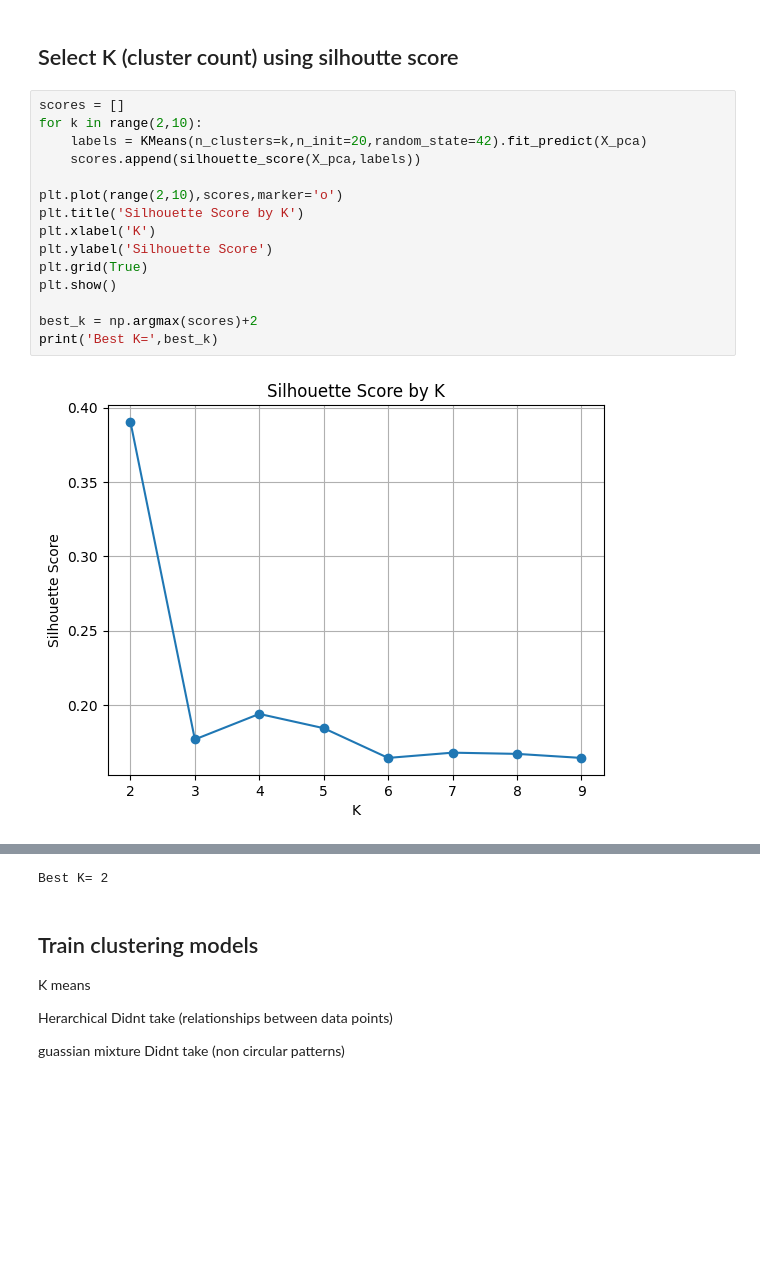
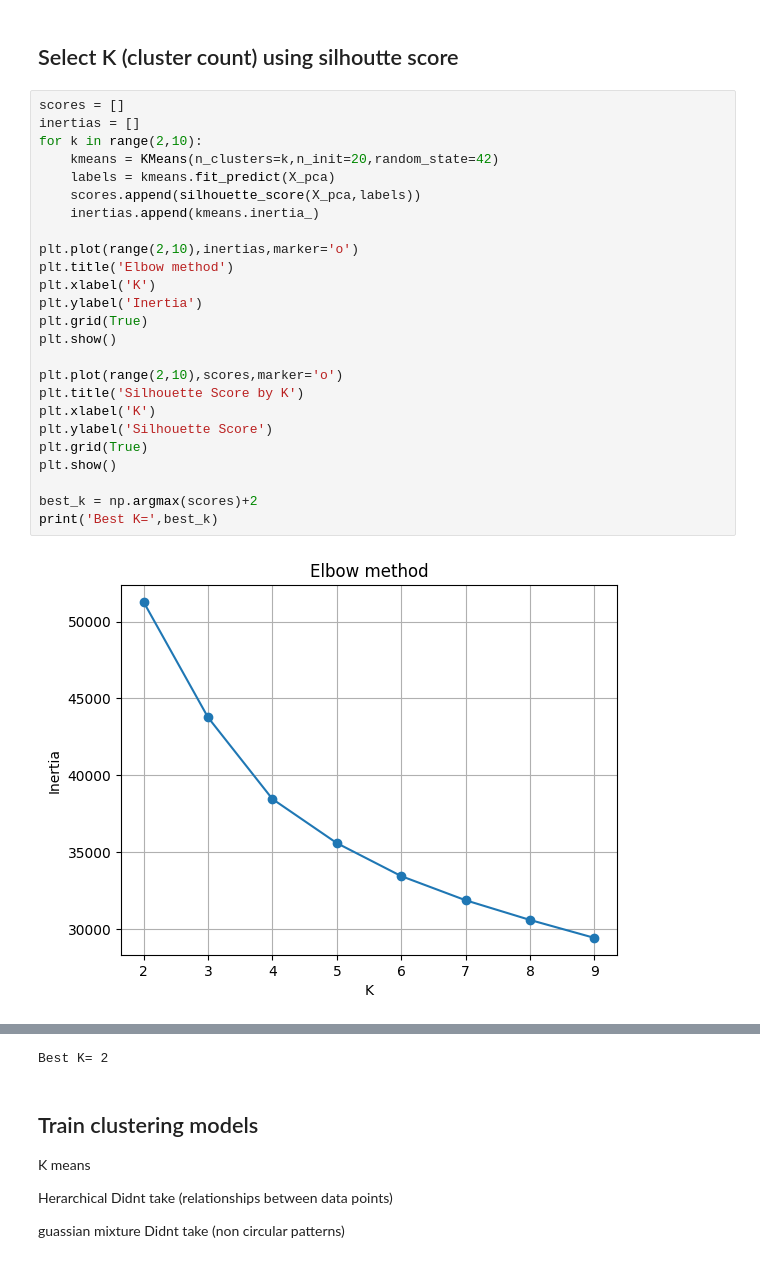
Before and after one commit to Youssef-Abdelazez/final-project, a Jupyter notebook: clustering/KDD_Clustering1.ipynb, the cells around one changed output, grey strips where cells are left out. Drawn from its saved outputs; the diff is of its cells as text; blank space fills up the shorter version.

```diff
--- a/clustering/KDD_Clustering1.ipynb
+++ b/clustering/KDD_Clustering1.ipynb
@@ -165,18 +164,28 @@ X_umap = reducer.fit_transform(X_scaled)
 ## Select K (cluster count) using silhoutte score
 # %%
 scores = []
+inertias = []
 for k in range(2,10):
-    labels = KMeans(n_clusters=k,n_init=20,random_state=42).fit_predict(X_pca)
+    kmeans = KMeans(n_clusters=k,n_init=20,random_state=42)
+    labels = kmeans.fit_predict(X_pca)
     scores.append(silhouette_score(X_pca,labels))
+    inertias.append(kmeans.inertia_)
+
+plt.plot(range(2,10),inertias,marker='o')
+plt.title('Elbow method')
+plt.xlabel('K')
+plt.ylabel('Inertia')
+plt.grid(True)
+plt.show()
 
 plt.plot(range(2,10),scores,marker='o')
 plt.title('Silhouette Score by K')
 plt.xlabel('K')
 plt.ylabel('Silhouette Score')
 plt.grid(True)
 plt.show()
 
 best_k = np.argmax(scores)+2
 print('Best K=',best_k)
 # %% [output]
-[figure, old version]
+[figure, new version]
```
Also changed, not shown: parts of 9 cells of this notebook.
